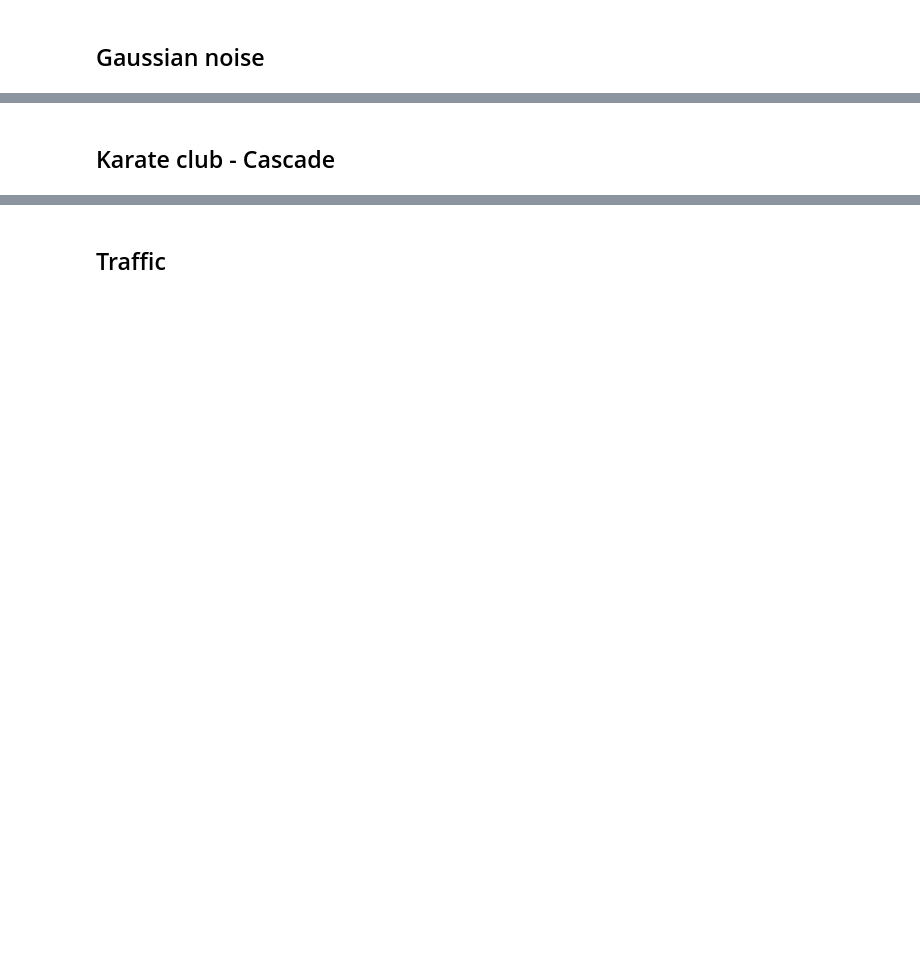
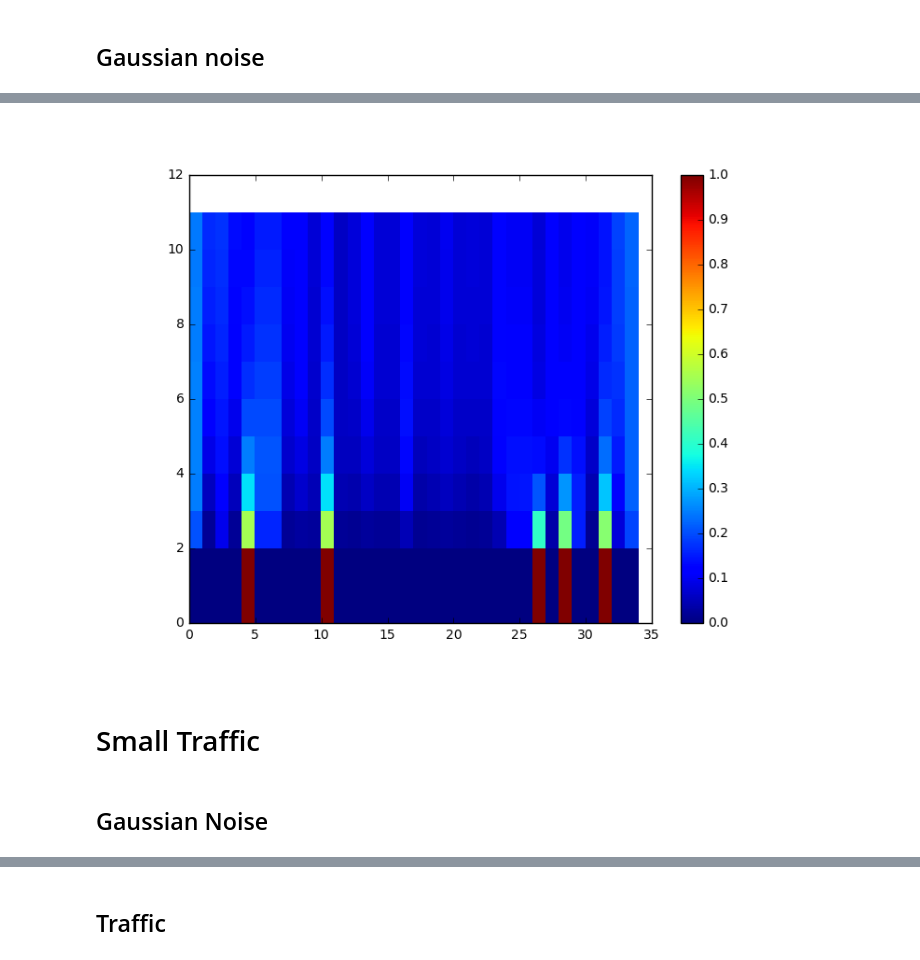
Before and after one commit to arleilps/network-process-discovery, a Jupyter notebook: network-processes.ipynb, the cells around one changed output, grey strips where cells are left out. Saved outputs shown, nothing was run; the diff lists cells and outputs as text; code cells hidden in the pictures; blank space fills up the shorter version.

```diff
--- a/network-processes.ipynb
+++ b/network-processes.ipynb
@@ -271,2 +125,12 @@ Image(filename="karate_compression_heat_l2.png")
-# %% [markdown]
-## Karate club - Cascade
+# %%
+G=networkx.karate_club_graph()
+syn_F = generate_dyn_heat(G, 5, 1, 10)
+plt.clf()
+heatmap = plt.pcolor(syn_F)
+plt.colorbar(heatmap)
+plt.savefig("karate_sync_bursty.png")
+Image(filename='karate_sync_bursty.png')
+# %% [output]
+[figure, added]
+# %% [markdown]
+# Small Traffic
@@ -273 +143,3 @@ Image(filename="karate_compression_heat_l2.png")
+# %% [markdown]
+## Gaussian Noise
 # %%
```
Also changed, not shown: parts of 56 cells of this notebook, 3 other files.
